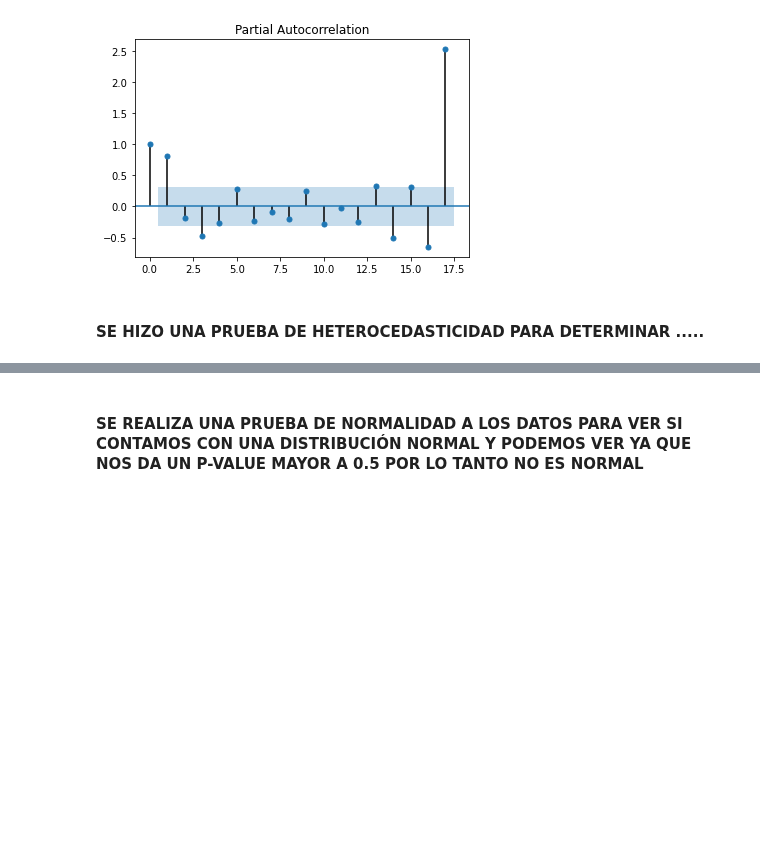
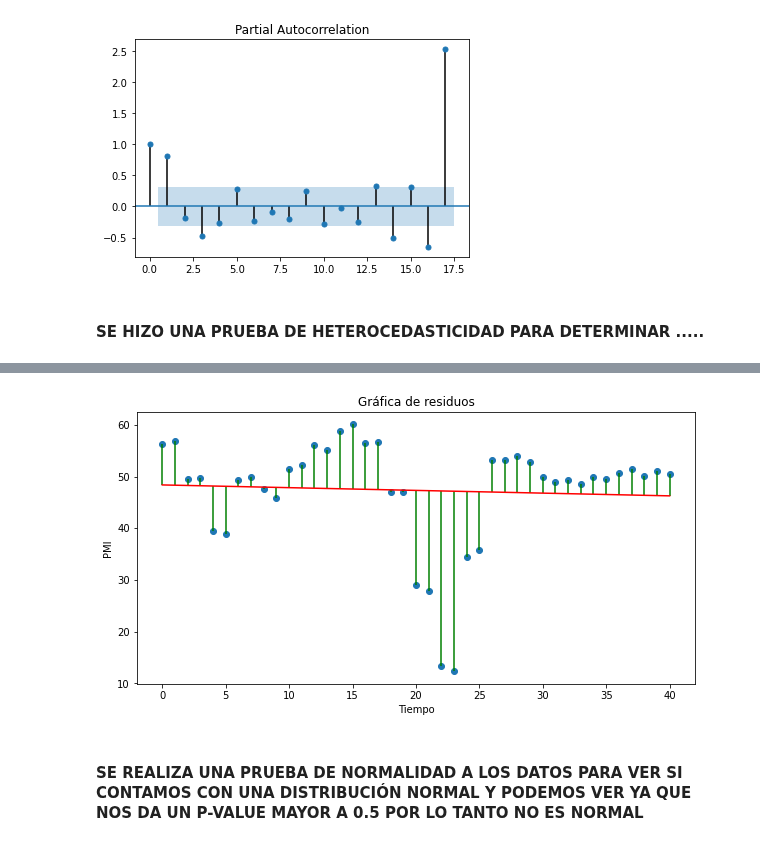
Before and after one commit to Sofiagarciaif/MyST_Proyecto_Final, a Jupyter notebook: notebook.ipynb, the cells around one changed output, grey strips where cells are left out. Cells and saved outputs as stored; diff of their text form; code cells hidden in the pictures; blank space fills up the shorter version.

```diff
--- a/notebook.ipynb
+++ b/notebook.ipynb
@@ -320,3 +335,7 @@ vs.f_autocorr(PMI["Actual"])
+# %%
+vs.residuosreg(PMI)
+# %% [output]
+[figure, added]
 # %% [markdown]
 #### <font color= a05000 > SE REALIZA UNA PRUEBA DE NORMALIDAD A LOS DATOS PARA VER SI CONTAMOS CON UNA DISTRIBUCIÓN NORMAL Y PODEMOS VER YA QUE NOS DA UN P-VALUE MAYOR A 0.5 POR LO TANTO NO ES NORMAL
 # %%
```
Also changed, not shown: parts of 14 cells of this notebook, 5 other files.
